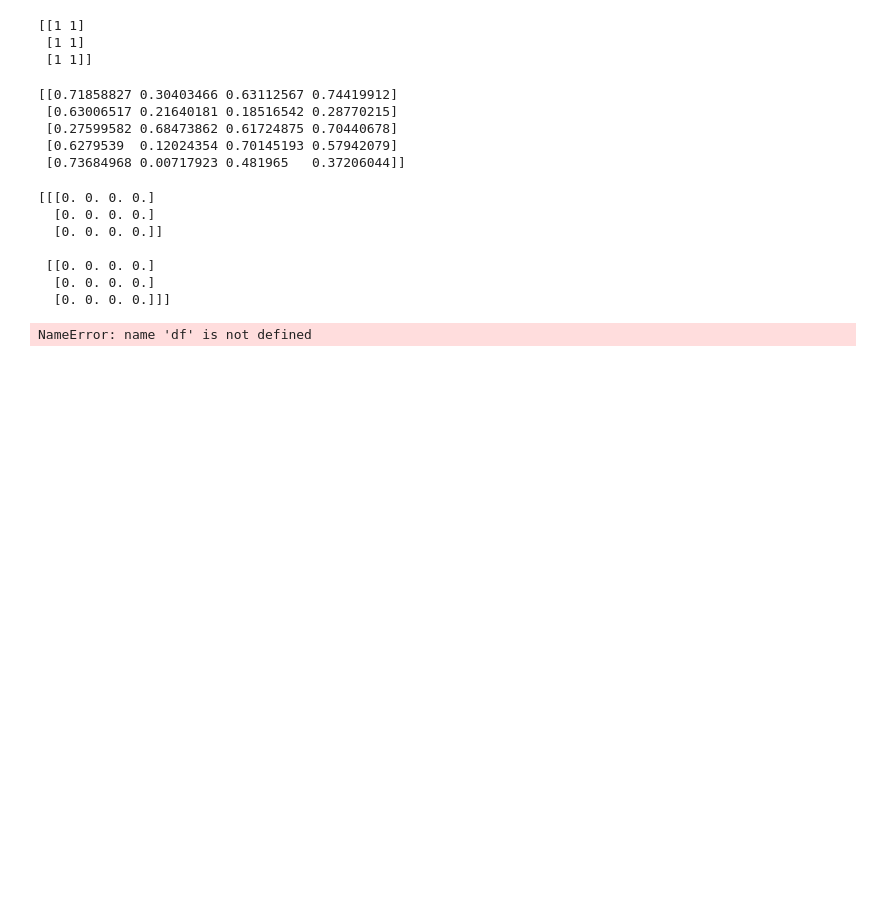
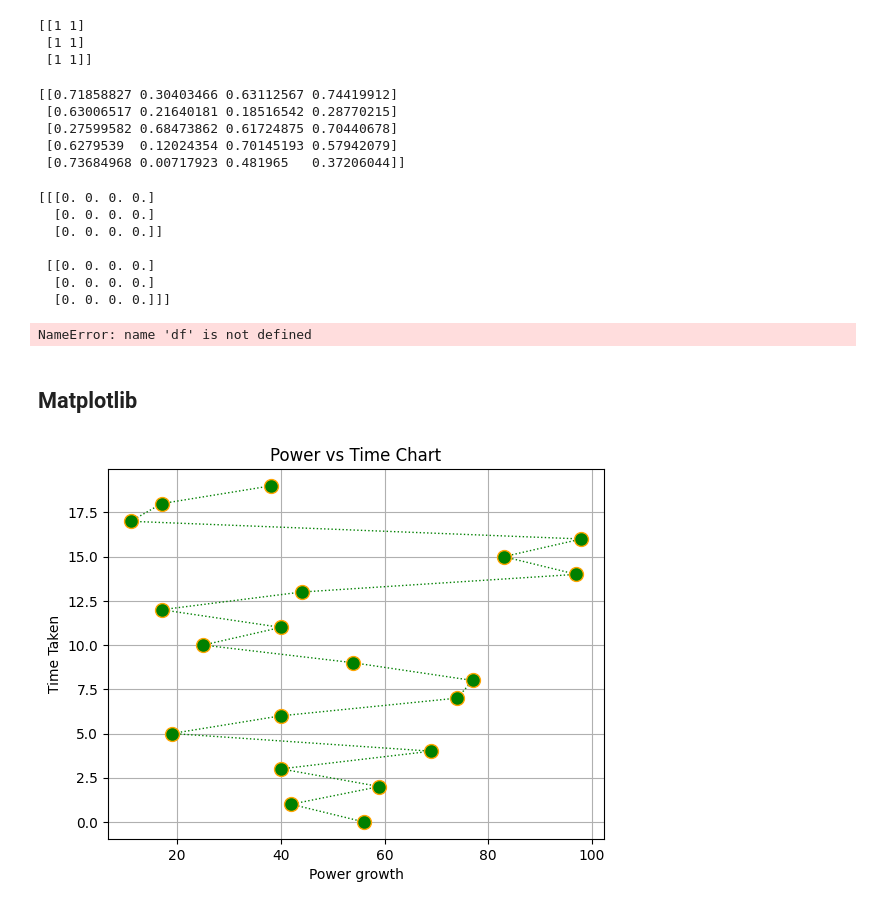
Before and after one commit to svramprabu/JrMentor-Python-Projects, a Jupyter notebook: DS/DS Practice.ipynb, the cells around one changed output. Cells and saved outputs as stored; diff of their text form; code cells hidden in the pictures; blank space fills up the shorter version.

```diff
--- a/DS/DS Practice.ipynb
+++ b/DS/DS Practice.ipynb
@@ -706,3 +843,5 @@ import pandas as pd
 # pd.series({'a':1,'b':2,'c':3})
 # %%
 pd.read_sql_query("S")
+# %% [markdown]
+## Matplotlib
@@ -708,0 +853,12 @@ pd.read_sql_query("S")
+# %%
+a = np.random.randint(1,100,20)
+b = np.arange(0,20,1)
+# %%
+plt.plot(a,b,'o:g',ms=10,mec='orange',lw=1)
+plt.xlabel('Power growth')
+plt.ylabel('Time Taken')
+plt.title('Power vs Time Chart')
+plt.grid()
+plt.show()
+# %% [output]
+[figure, added]
```
Also changed, not shown: parts of 29 cells of this notebook, 28 other files.
